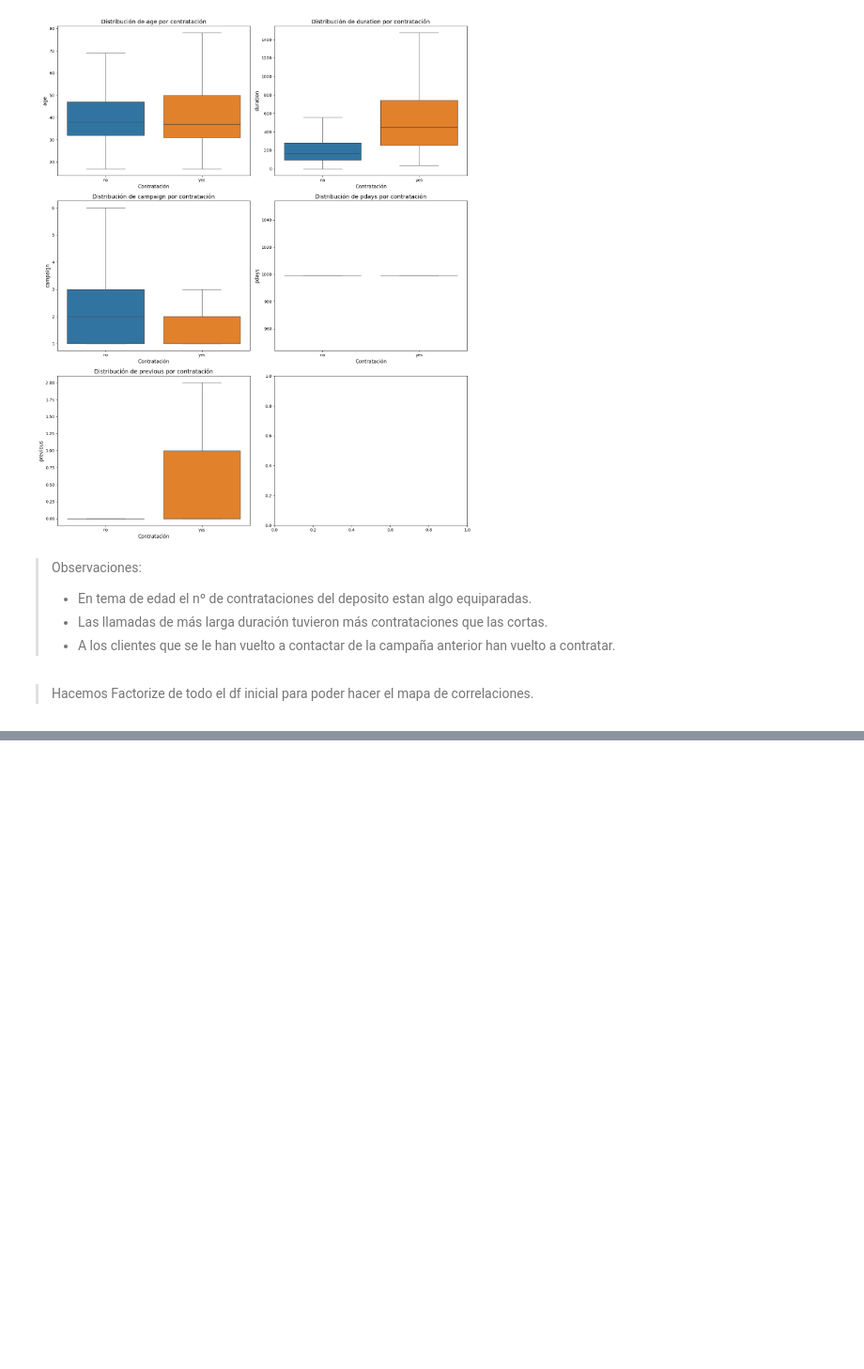
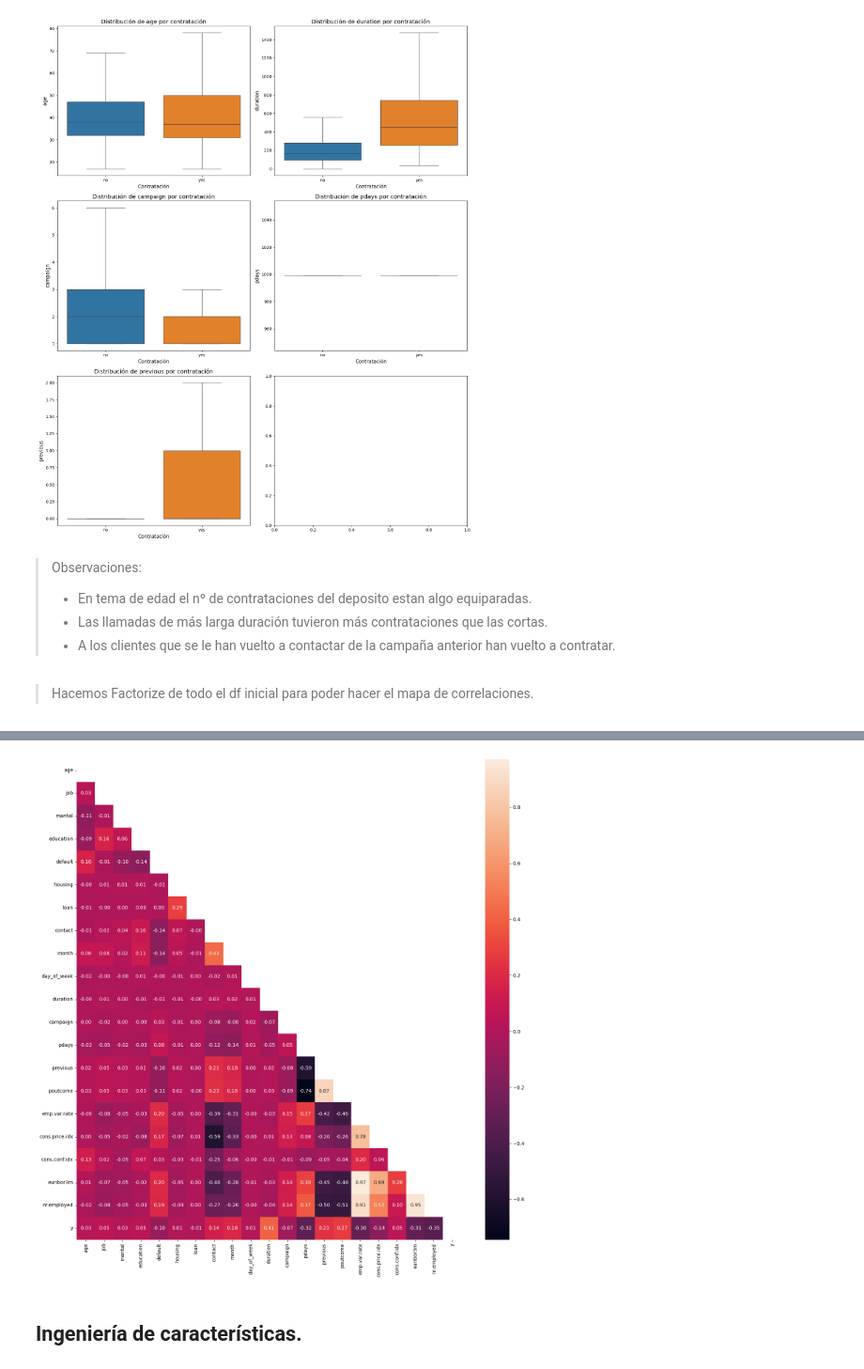
Before and after one commit to 4GeeksAcademy/sarayruiz---Machine-Learning, a Jupyter notebook: src/01-logistic-regression.ipynb, the cells around one changed output, grey strips where cells are left out. Shown at 94% size. Saved outputs shown, nothing was run; the diff lists cells and outputs as text; code cells hidden in the pictures; blank space fills up the shorter version.

```diff
--- a/src/01-logistic-regression.ipynb
+++ b/src/01-logistic-regression.ipynb
@@ -121,8 +121,3 @@ y
 no     36548
 yes     4640
 Name: count, dtype: int64
-# %%
-# Paso los que contrataron a datos numericos para que puedan ser luego analizados.
-
-df_inicio['contract'] = pd.factorize(df_inicio['y'])[0]
-df_inicio['contract'].value_counts()
@@ -262,0 +220,9 @@ hacer factorize en todas las columnas para crear el grafico de correlacion, que
+# %%
+cat_colum = ['job', 'marital', 'education', 'default', 'housing', 'loan', 'contact', 'month',
+             'day_of_week', 'poutcome','y']
+
+df_facto = df_inicio.copy()
+for col in cat_colum:
+    df_facto[col] = pd.factorize(df_facto[col])[0]
+
+df_facto
@@ -262,0 +243,13 @@ hacer factorize en todas las columnas para crear el grafico de correlacion, que
+# %%
+corr = df_facto.corr()
+mask = np.triu(np.ones_like(corr, dtype=bool))
+
+fig, axis = plt.subplots(figsize=(15, 15))
+sns.heatmap(corr, mask=mask, annot=True, fmt=".2f")
+
+plt.tight_layout()
+plt.show()
+# %% [output]
+[figure, added]
+# %% [markdown]
+## Ingeniería de características.
```
Also changed, not shown: parts of 23 cells of this notebook, 2 other files.
